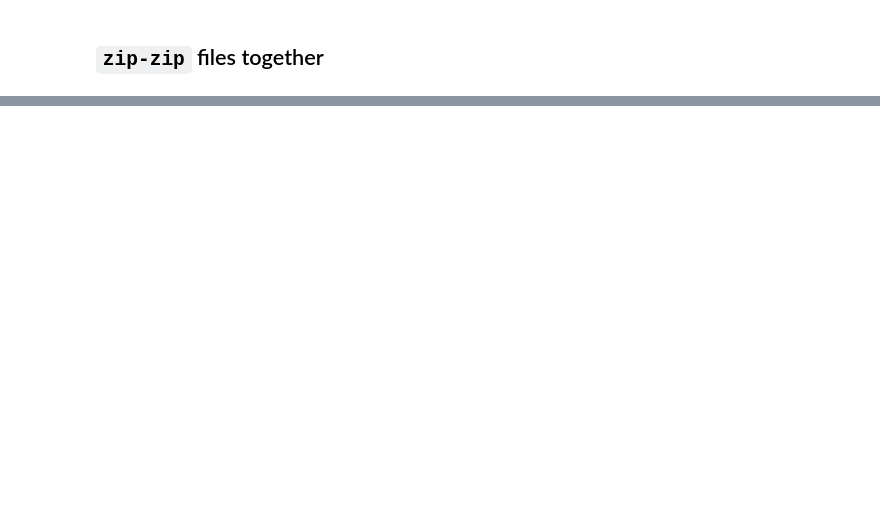
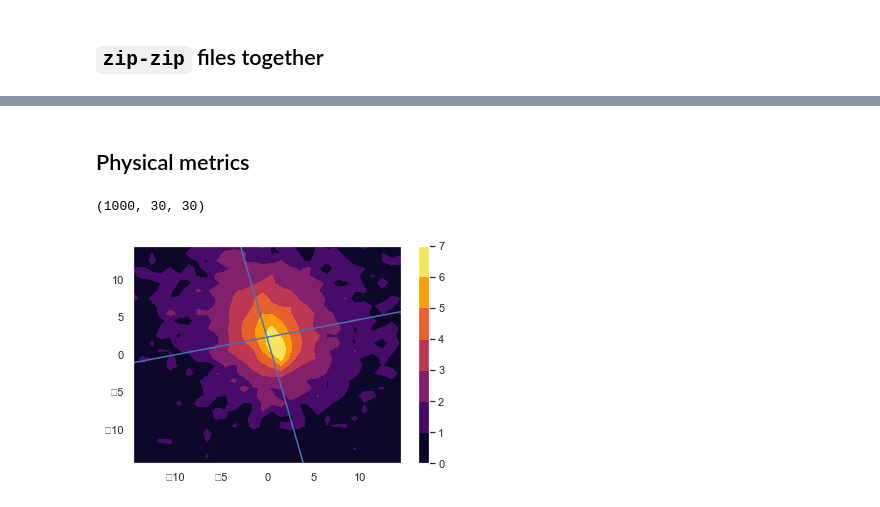
Before and after one commit to SchattenGenie/mlhep2019_2_phase, a Jupyter notebook: analysis/lhcb_calo_gan.ipynb, the cells around one changed output, grey strips where cells are left out. Saved outputs shown, nothing was run; the diff lists cells and outputs as text; code cells hidden in the pictures; blank space fills up the shorter version.

```diff
--- a/analysis/lhcb_calo_gan.ipynb
+++ b/analysis/lhcb_calo_gan.ipynb
@@ -479,0 +623,49 @@ plt.show()
+# %% [markdown]
+## Physical metrics
+# %%
+EnergyDeposit.shape
+# %% [output]
+(1000, 30, 30)
+# %%
+import matplotlib.lines as mlines
+def newline(p1, p2):
+    ax = plt.gca()
+    xmin, xmax = ax.get_xbound()
+
+    if(p2[0] == p1[0]):
+        xmin = xmax = p1[0]
+        ymin, ymax = ax.get_ybound()
+    else:
+        ymax = p1[1]+(p2[1]-p1[1])/(p2[0]-p1[0])*(xmax-p1[0])
+        ymin = p1[1]+(p2[1]-p1[1])/(p2[0]-p1[0])*(xmin-p1[0])
+
+    l = mlines.Line2D([xmin,xmax], [ymin,ymax])
+    ax.add_line(l)
+    return l
+
+def plot_axes_for_shower(ecal, point, p):
+    x = np.linspace(-14.5, 14.5, 30)
+    y = np.linspace(-14.5, 14.5, 30)
+
+    xx, yy = np.meshgrid(x, y)
+    zoff = 25.
+    ipic = 3
+    orth = np.array([-p[1], p[0]])
+
+    pref = point[:2] + p[:2] * zoff / p[2]
+
+    p1 = pref - 10 * p[:2]
+    p2 = pref + 10 * p[:2]
+    p3 = pref - 10 * orth
+    p4 = pref + 10 * orth
+
+    plt.contourf(xx, yy, np.log(ecal + 1), cmap=plt.cm.inferno)
+    newline(p1, p2)
+    newline(p3, p4)
+    plt.colorbar()
+# %%
+idx = 2
+plot_axes_for_shower(EnergyDeposit[idx], point=ParticlePoint[idx].detach().numpy(),
+                     p=ParticleMomentum[idx].detach().numpy())
+# %% [output]
+[figure, added]
```
Also changed, not shown: parts of 43 cells of this notebook.
